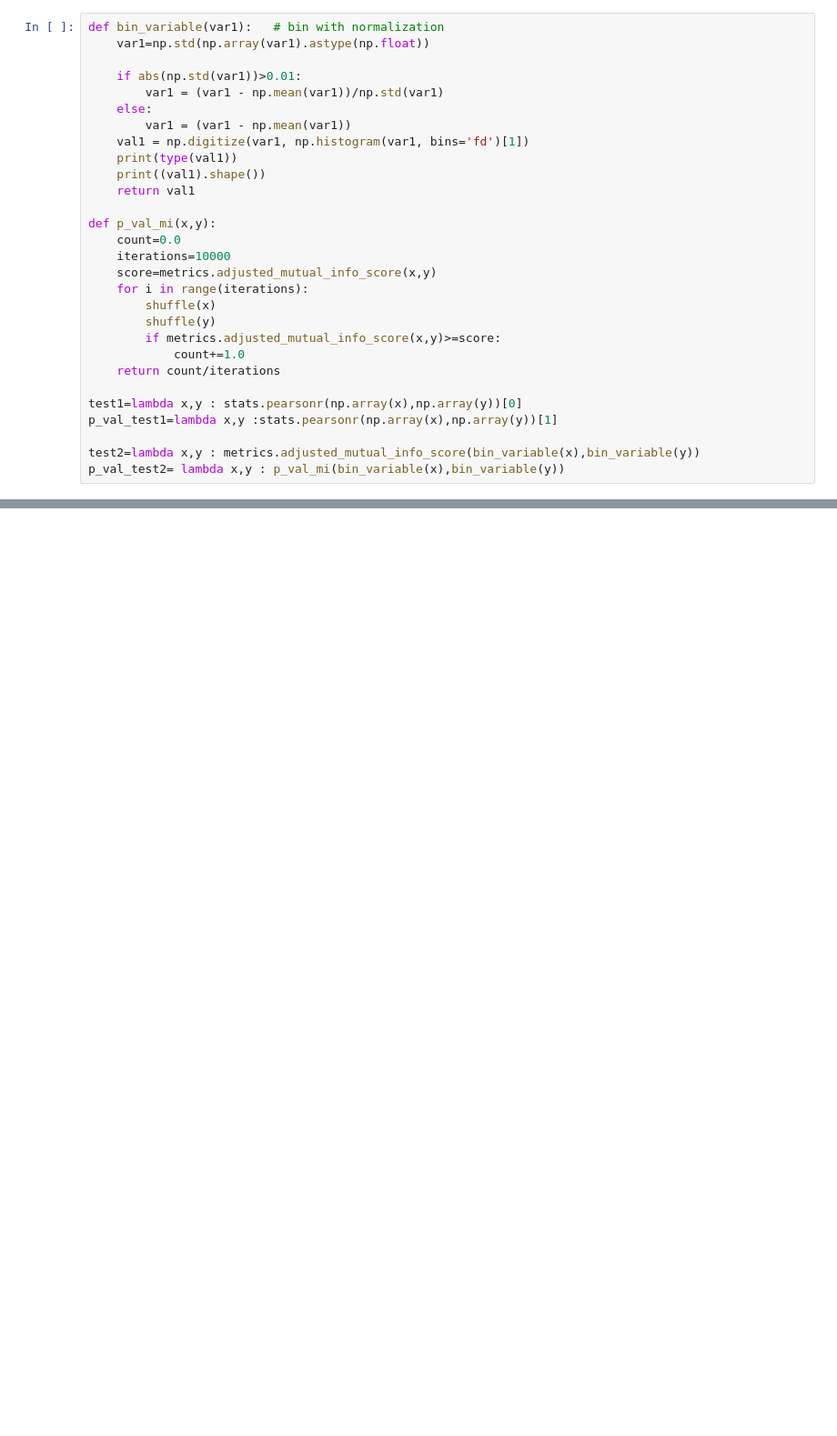
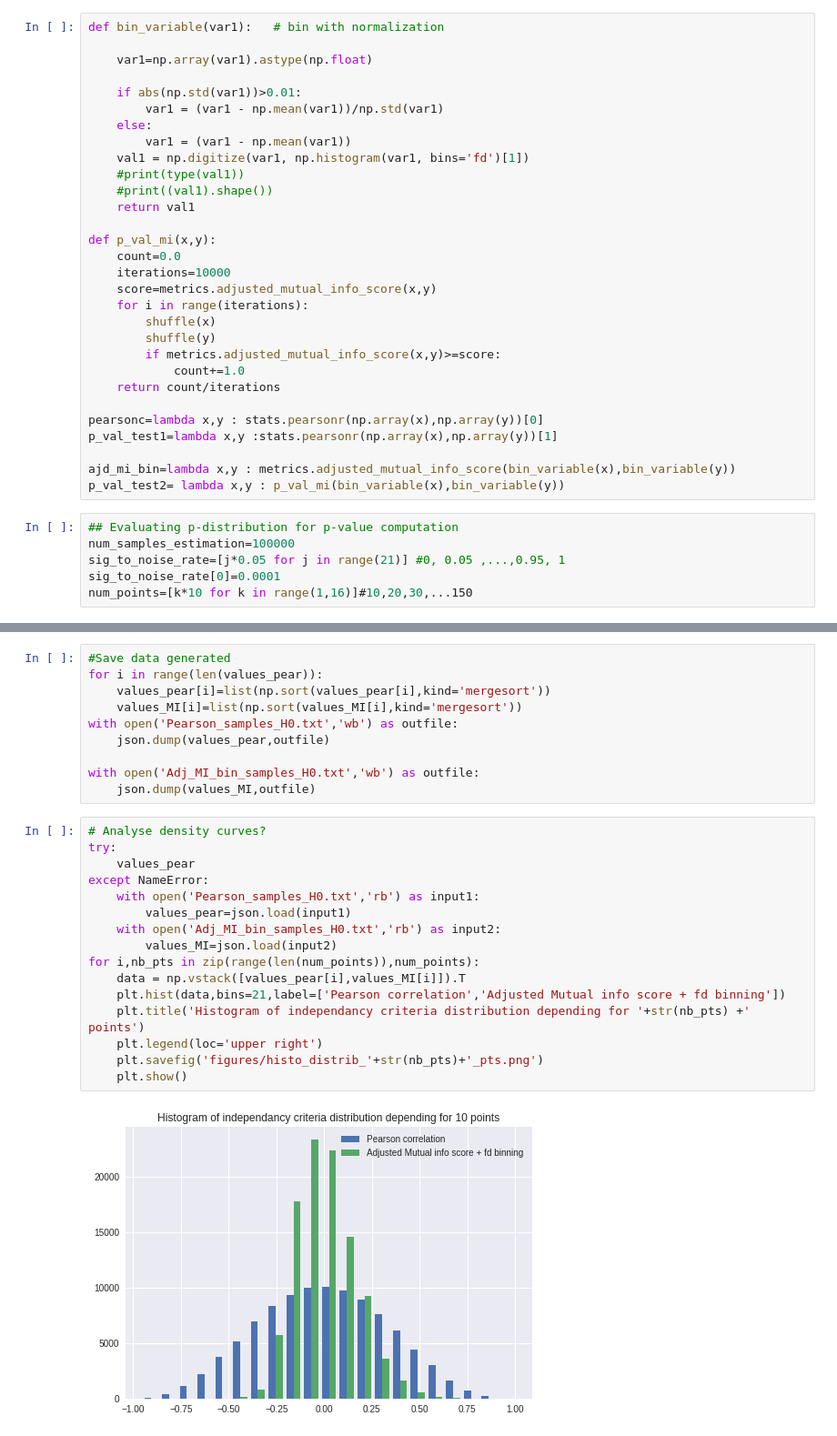
Before and after one commit to diviyank/dependency_criteria, a Jupyter notebook: perform_linear_test.ipynb, the cells around one changed output, grey strips where cells are left out. Shown at 91% size. Cells and saved outputs as stored; diff of their text form; blank space fills up the shorter version.

Commit message:
fix & graph

```diff
--- a/perform_linear_test.ipynb
+++ b/perform_linear_test.ipynb
@@ -15,15 +18,16 @@ proc=15
 number_lines=50000
 # %%
 def bin_variable(var1):   # bin with normalization
-    var1=np.std(np.array(var1).astype(np.float))
+
+    var1=np.array(var1).astype(np.float)
 
     if abs(np.std(var1))>0.01:
         var1 = (var1 - np.mean(var1))/np.std(var1)
     else:
         var1 = (var1 - np.mean(var1))
     val1 = np.digitize(var1, np.histogram(var1, bins='fd')[1])
-    print(type(val1))
-    print((val1).shape())
+    #print(type(val1))
+    #print((val1).shape())
     return val1
 
 def p_val_mi(x,y):
@@ -37,8 +41,14 @@ def p_val_mi(x,y):
             count+=1.0
     return count/iterations
 
-test1=lambda x,y : stats.pearsonr(np.array(x),np.array(y))[0]
+pearsonc=lambda x,y : stats.pearsonr(np.array(x),np.array(y))[0]
 p_val_test1=lambda x,y :stats.pearsonr(np.array(x),np.array(y))[1]
 
-test2=lambda x,y : metrics.adjusted_mutual_info_score(bin_variable(x),bin_variable(y))
+ajd_mi_bin=lambda x,y : metrics.adjusted_mutual_info_score(bin_variable(x),bin_variable(y))
 p_val_test2= lambda x,y : p_val_mi(bin_variable(x),bin_variable(y))
+# %%
+## Evaluating p-distribution for p-value computation
+num_samples_estimation=100000
+sig_to_noise_rate=[j*0.05 for j in range(21)] #0, 0.05 ,...,0.95, 1
+sig_to_noise_rate[0]=0.0001
+num_points=[k*10 for k in range(1,16)]#10,20,30,...150
@@ -44,0 +91,28 @@ p_val_test2= lambda x,y : p_val_mi(bin_variable(x),bin_variable(y))
+# %%
+#Save data generated
+for i in range(len(values_pear)):
+    values_pear[i]=list(np.sort(values_pear[i],kind='mergesort'))
+    values_MI[i]=list(np.sort(values_MI[i],kind='mergesort'))
+with open('Pearson_samples_H0.txt','wb') as outfile:
+    json.dump(values_pear,outfile)
+
+with open('Adj_MI_bin_samples_H0.txt','wb') as outfile:
+    json.dump(values_MI,outfile)
+# %%
+# Analyse density curves?
+try:
+    values_pear
+except NameError:
+    with open('Pearson_samples_H0.txt','rb') as input1:
+        values_pear=json.load(input1)
+    with open('Adj_MI_bin_samples_H0.txt','rb') as input2:
+        values_MI=json.load(input2)
+for i,nb_pts in zip(range(len(num_points)),num_points):
+    data = np.vstack([values_pear[i],values_MI[i]]).T
+    plt.hist(data,bins=21,label=['Pearson correlation','Adjusted Mutual info score + fd binning'])
+    plt.title('Histogram of independancy criteria distribution depending for '+str(nb_pts) +' points')
+    plt.legend(loc='upper right')
+    plt.savefig('figures/histo_distrib_'+str(nb_pts)+'_pts.png')
+    plt.show()
+# %% [output]
+[figure, added]
```
Also changed, not shown: parts of 10 cells of this notebook, 2 other files.
